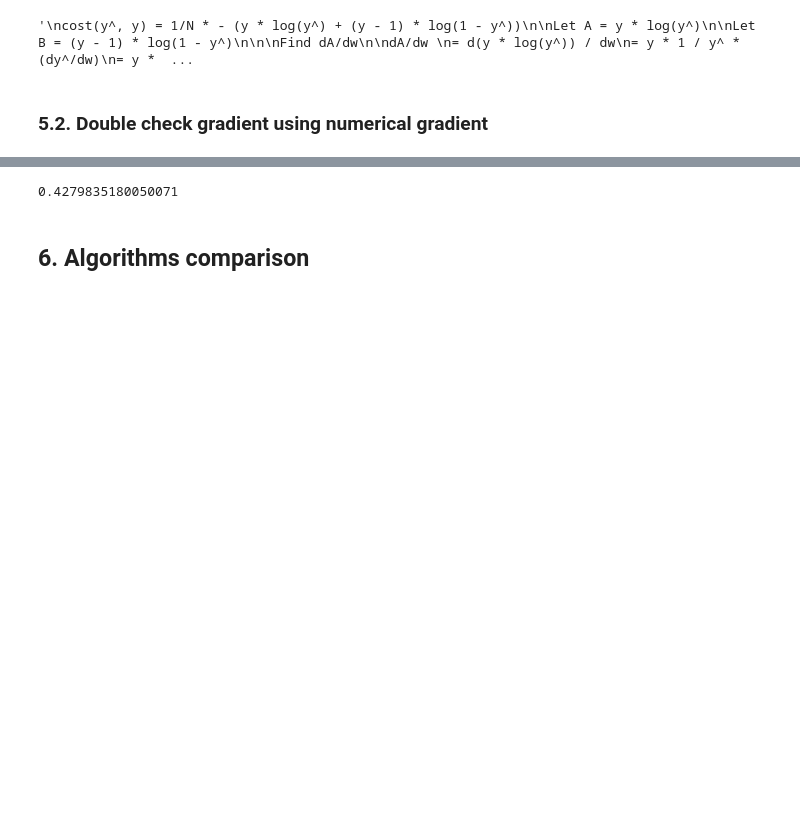
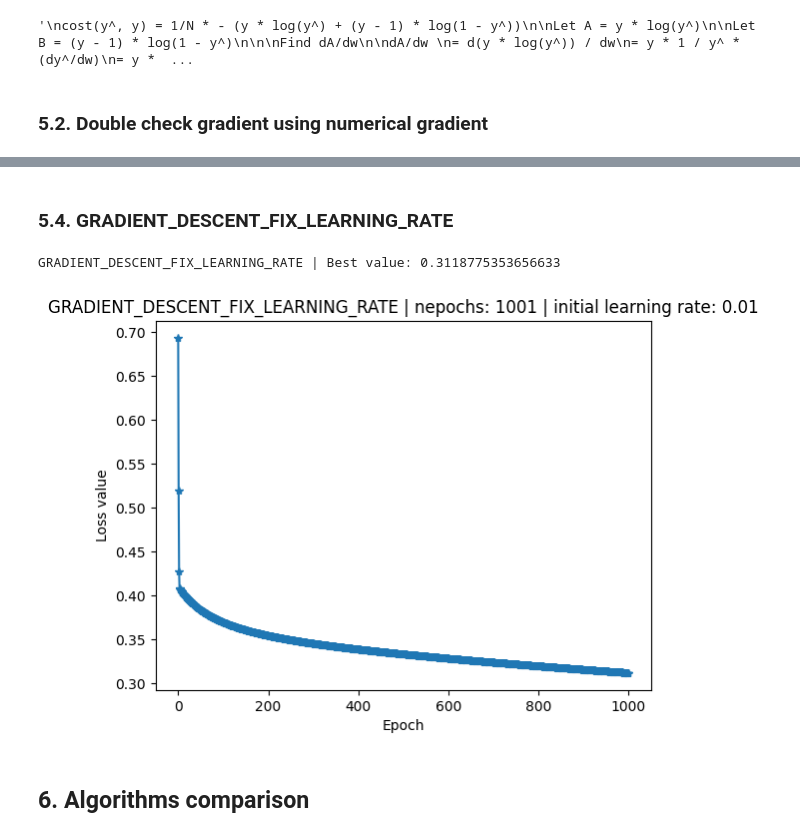
Before and after one commit to DucTrung1802/advanced-optimization, a Jupyter notebook: hw2/advanced_optimization_hw2.ipynb, the cells around one changed output, grey strips where cells are left out. Saved outputs shown, nothing was run; the diff lists cells and outputs as text; code cells hidden in the pictures; blank space fills up the shorter version.

Commit message:
CHECKPOINT: complete GRADIENT_DESCENT_FIX_LEARNING_RATE

```diff
--- a/hw2/advanced_optimization_hw2.ipynb
+++ b/hw2/advanced_optimization_hw2.ipynb
@@ -439,5 +422,0 @@ def iterateGD(
-# %%
-w1 = iterateGD(grad, INITIAL_W, 0.01, Xbar, y)
-cost(w1[2], Xbar, y).item()
-# %% [output]
-0.4279835180050071
@@ -451,3 +495,25 @@ cost(w1[2], Xbar, y).item()
+# %% [markdown]
+### 5.4. GRADIENT_DESCENT_FIX_LEARNING_RATE
+# %%
+INITIAL_W = np.zeros((371, 1))
+INITIAL_LEARNING_RATE = 0.01
+
+one_for_all(
+    algorithm_type=AlgorithmType.GRADIENT_DESCENT_FIX_LEARNING_RATE,
+    Xbar=Xbar,
+    y=y,
+    cost=cost,
+    grad=grad,
+    initial_w=INITIAL_W,
+    initial_learning_rate=INITIAL_LEARNING_RATE,
+    algorithm_name=AlgorithmType.GRADIENT_DESCENT_FIX_LEARNING_RATE.name,
+    max_epochs=1000,
+    eps=1e-6,
+    marker="*",
+)
+# %% [output]
+GRADIENT_DESCENT_FIX_LEARNING_RATE | Best value: 0.3118775353656633
+[figure, added]
 # %% [markdown]
 ## 6. Algorithms comparison
 # %% [markdown]
```
Also changed, not shown: parts of 10 cells of this notebook.
